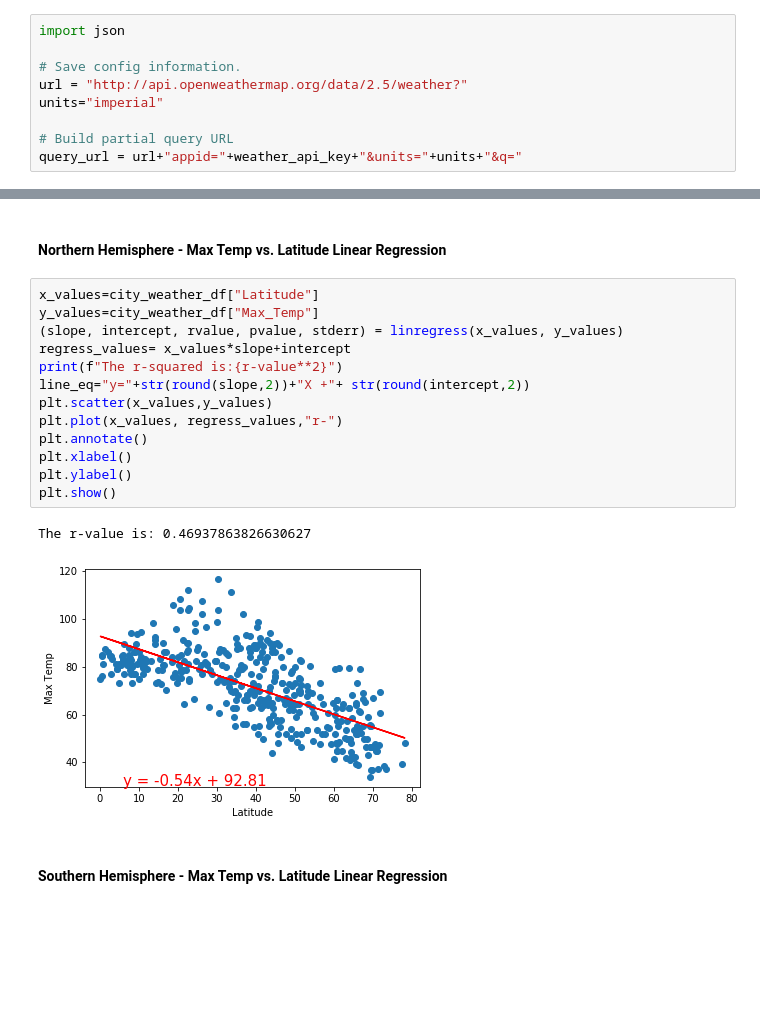
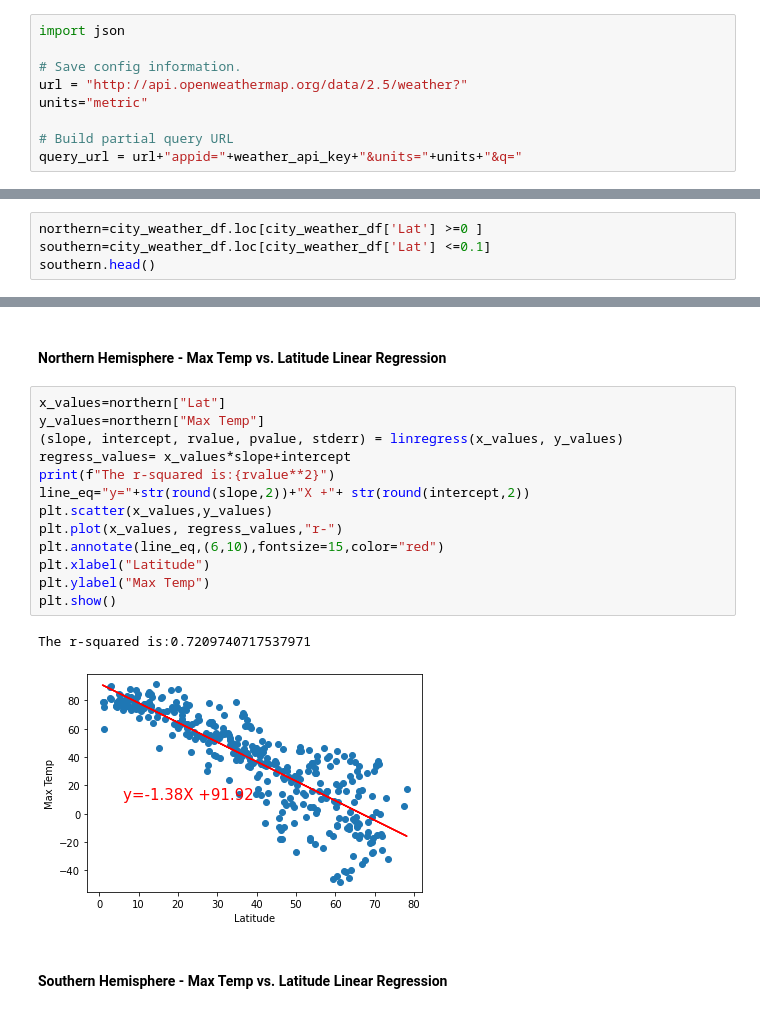
Before and after one commit to cjbeimfohr13/Python-Api-Challenge, a Jupyter notebook: WeatherPy/WeatherPy.ipynb, the cells around one changed output, grey strips where cells are left out. Cells and saved outputs as stored; diff of their text form; blank space fills up the shorter version.

```diff
--- a/WeatherPy/WeatherPy.ipynb
+++ b/WeatherPy/WeatherPy.ipynb
@@ -54,7 +54,7 @@ import json
 
 # Save config information.
 url = "http://api.openweathermap.org/data/2.5/weather?"
-units="imperial"
+units="metric"
 
 # Build partial query URL
 query_url = url+"appid="+weather_api_key+"&units="+units+"&q="
@@ -266,0 +266,4 @@ plt.title("City Latitude vs. Wind Speed")
+# %%
+northern=city_weather_df.loc[city_weather_df['Lat'] >=0 ]
+southern=city_weather_df.loc[city_weather_df['Lat'] <=0.1]
+southern.head()
@@ -267,21 +277,21 @@ plt.title("City Latitude vs. Wind Speed")
 # %% [markdown]
 ####  Northern Hemisphere - Max Temp vs. Latitude Linear Regression
 # %%
-x_values=city_weather_df["Latitude"]
-y_values=city_weather_df["Max_Temp"]
+x_values=northern["Lat"]
+y_values=northern["Max Temp"]
 (slope, intercept, rvalue, pvalue, stderr) = linregress(x_values, y_values)
 regress_values= x_values*slope+intercept
-print(f"The r-squared is:{r-value**2}")
+print(f"The r-squared is:{rvalue**2}")
 line_eq="y="+str(round(slope,2))+"X +"+ str(round(intercept,2))
 plt.scatter(x_values,y_values)
 plt.plot(x_values, regress_values,"r-")
-plt.annotate()
-plt.xlabel()
-plt.ylabel()
+plt.annotate(line_eq,(6,10),fontsize=15,color="red")
+plt.xlabel("Latitude")
+plt.ylabel("Max Temp")
 plt.show()
 # %% [output]
-The r-value is: 0.46937863826630627
+The r-squared is:0.7209740717537971
-[figure, old version]
+[figure, new version]
 # %% [markdown]
 ####  Southern Hemisphere - Max Temp vs. Latitude Linear Regression
 # %%
```
Also changed, not shown: parts of 23 cells of this notebook.
